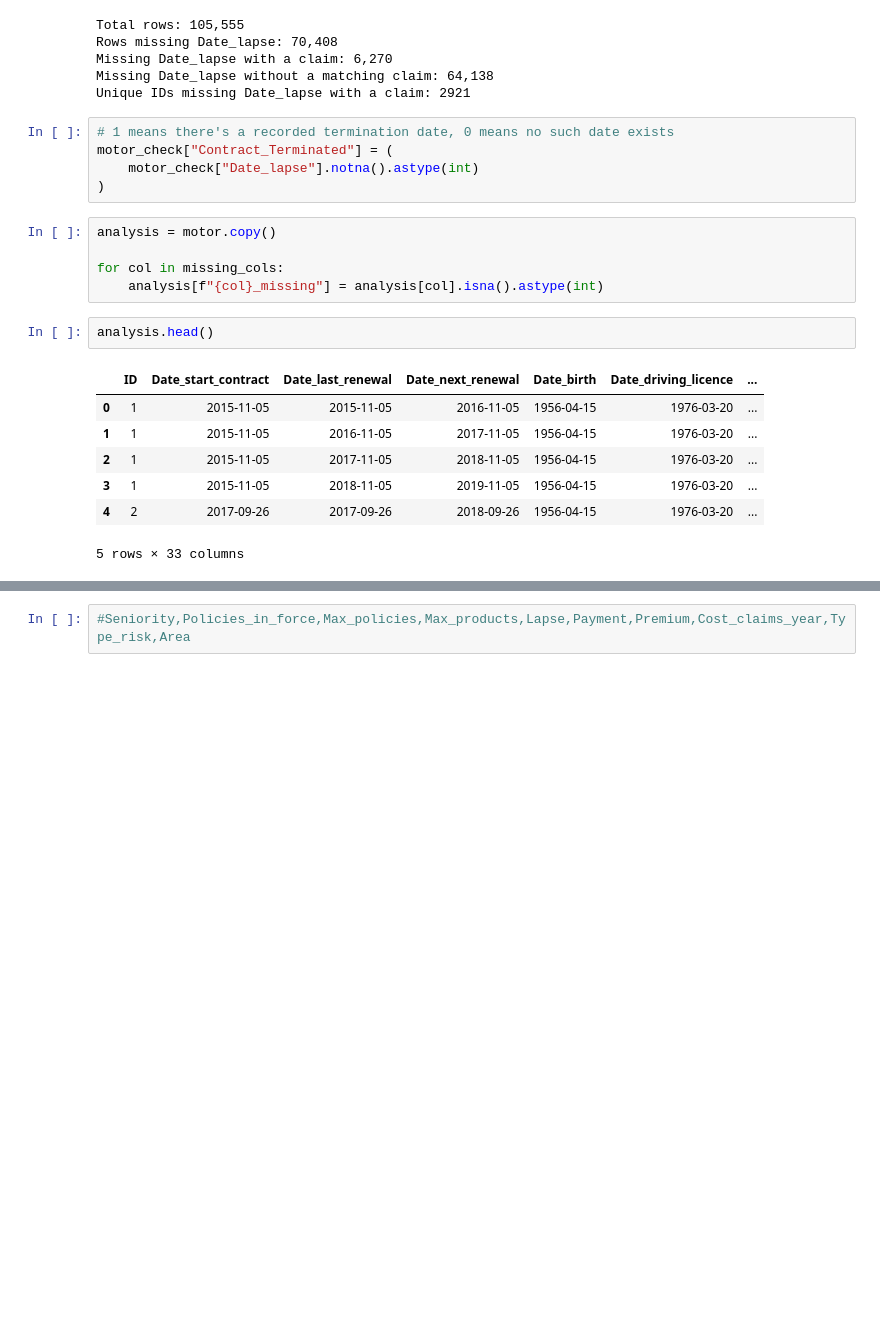
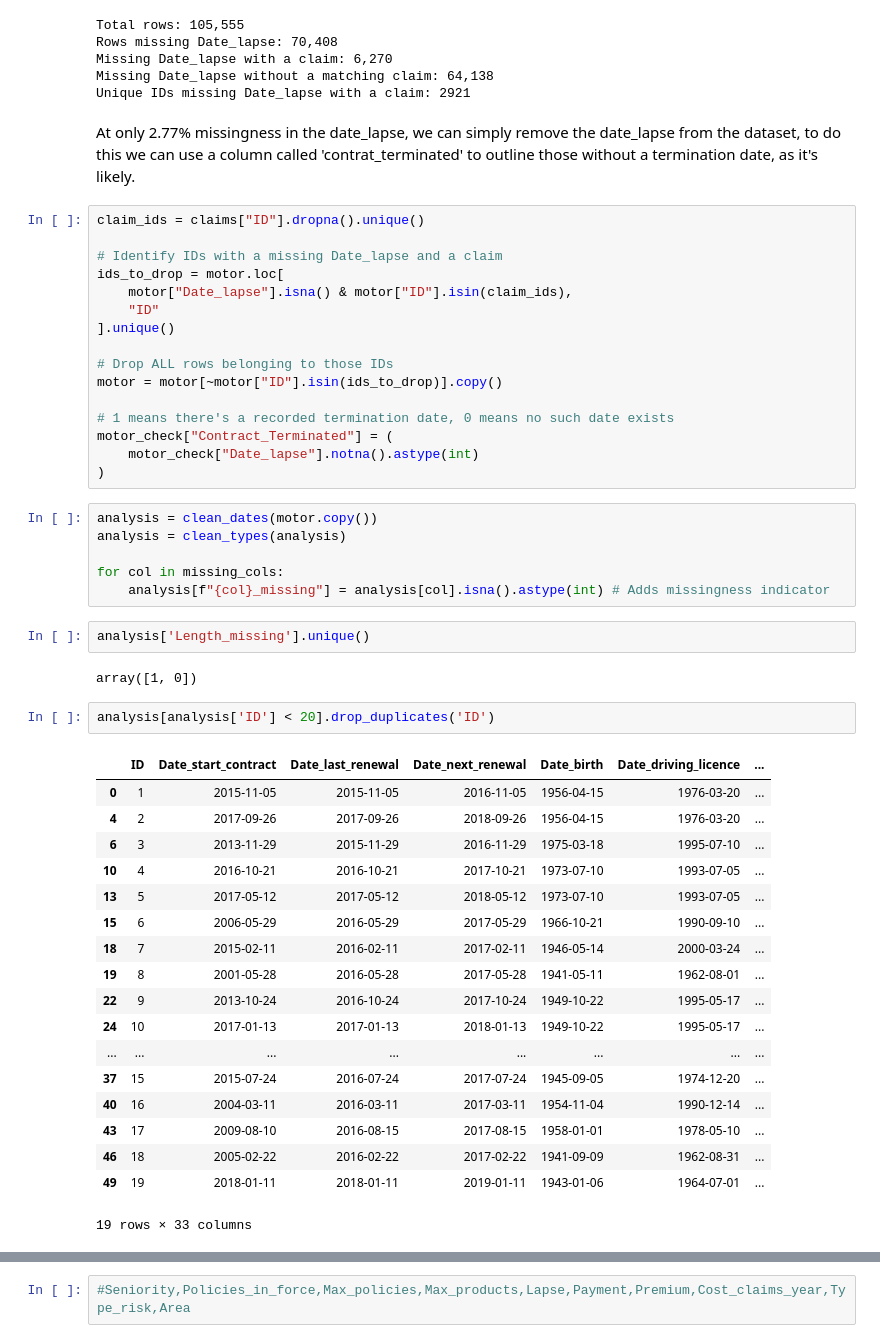
Before and after one commit to Marquis-Alloh/Motor-Insurance-Claims-Prediction-and-Pricing, a Jupyter notebook: Notebooks/Investigation.ipynb, the cells around one changed output, grey strips where cells are left out. Drawn from its saved outputs; the diff is of its cells as text; blank space fills up the shorter version.

Commit message:
added code that outlining that lapse dates missingness gives well to deletion. Also, MAR is the likely case for missingness present in length.

```diff
--- a/Notebooks/Investigation.ipynb
+++ b/Notebooks/Investigation.ipynb
@@ -192,23 +197,52 @@ Rows missing Date_lapse: 70,408
 Missing Date_lapse with a claim: 6,270
 Missing Date_lapse without a matching claim: 64,138
 Unique IDs missing Date_lapse with a claim: 2921
+# %% [markdown]
+At only 2.77% missingness in the date_lapse, we can simply remove the date_lapse from the dataset, to do this we can use a column called 'contrat_terminated' to outline those without a termination date, as it's likely.
 # %%
+claim_ids = claims["ID"].dropna().unique()
+
+# Identify IDs with a missing Date_lapse and a claim
+ids_to_drop = motor.loc[
+    motor["Date_lapse"].isna() & motor["ID"].isin(claim_ids),
+    "ID"
+].unique()
+
+# Drop ALL rows belonging to those IDs
+motor = motor[~motor["ID"].isin(ids_to_drop)].copy()
+
 # 1 means there's a recorded termination date, 0 means no such date exists
 motor_check["Contract_Terminated"] = (
     motor_check["Date_lapse"].notna().astype(int)
 )
 # %%
-analysis = motor.copy()
+analysis = clean_dates(motor.copy())
+analysis = clean_types(analysis)
 
 for col in missing_cols:
-    analysis[f"{col}_missing"] = analysis[col].isna().astype(int)
+    analysis[f"{col}_missing"] = analysis[col].isna().astype(int) # Adds missingness indicator
+# %%
+analysis['Length_missing'].unique()
+# %% [output]
+array([1, 0])
 # %%
-analysis.head()
+analysis[analysis['ID'] < 20].drop_duplicates('ID')
 # %% [output]
 |  | ID | Date_start_contract | Date_last_renewal | Date_next_renewal | Date_birth | Date_driving_licence | ... |
 | 0 | 1 | 2015-11-05 | 2015-11-05 | 2016-11-05 | 1956-04-15 | 1976-03-20 | ... |
-| 1 | 1 | 2015-11-05 | 2016-11-05 | 2017-11-05 | 1956-04-15 | 1976-03-20 | ... |
-| 2 | 1 | 2015-11-05 | 2017-11-05 | 2018-11-05 | 1956-04-15 | 1976-03-20 | ... |
-| 3 | 1 | 2015-11-05 | 2018-11-05 | 2019-11-05 | 1956-04-15 | 1976-03-20 | ... |
 | 4 | 2 | 2017-09-26 | 2017-09-26 | 2018-09-26 | 1956-04-15 | 1976-03-20 | ... |
+| 6 | 3 | 2013-11-29 | 2015-11-29 | 2016-11-29 | 1975-03-18 | 1995-07-10 | ... |
+| 10 | 4 | 2016-10-21 | 2016-10-21 | 2017-10-21 | 1973-07-10 | 1993-07-05 | ... |
+| 13 | 5 | 2017-05-12 | 2017-05-12 | 2018-05-12 | 1973-07-10 | 1993-07-05 | ... |
+| 15 | 6 | 2006-05-29 | 2016-05-29 | 2017-05-29 | 1966-10-21 | 1990-09-10 | ... |
+| 18 | 7 | 2015-02-11 | 2016-02-11 | 2017-02-11 | 1946-05-14 | 2000-03-24 | ... |
+| 19 | 8 | 2001-05-28 | 2016-05-28 | 2017-05-28 | 1941-05-11 | 1962-08-01 | ... |
+| 22 | 9 | 2013-10-24 | 2016-10-24 | 2017-10-24 | 1949-10-22 | 1995-05-17 | ... |
+| 24 | 10 | 2017-01-13 | 2017-01-13 | 2018-01-13 | 1949-10-22 | 1995-05-17 | ... |
+| ... | ... | ... | ... | ... | ... | ... | ... |
+| 37 | 15 | 2015-07-24 | 2016-07-24 | 2017-07-24 | 1945-09-05 | 1974-12-20 | ... |
+| 40 | 16 | 2004-03-11 | 2016-03-11 | 2017-03-11 | 1954-11-04 | 1990-12-14 | ... |
+| 43 | 17 | 2009-08-10 | 2016-08-15 | 2017-08-15 | 1958-01-01 | 1978-05-10 | ... |
+| 46 | 18 | 2005-02-22 | 2016-02-22 | 2017-02-22 | 1941-09-09 | 1962-08-31 | ... |
+| 49 | 19 | 2018-01-11 | 2018-01-11 | 2019-01-11 | 1943-01-06 | 1964-07-01 | ... |
-5 rows × 33 columns
+19 rows × 33 columns
```
Also changed, not shown: parts of 19 cells of this notebook.
